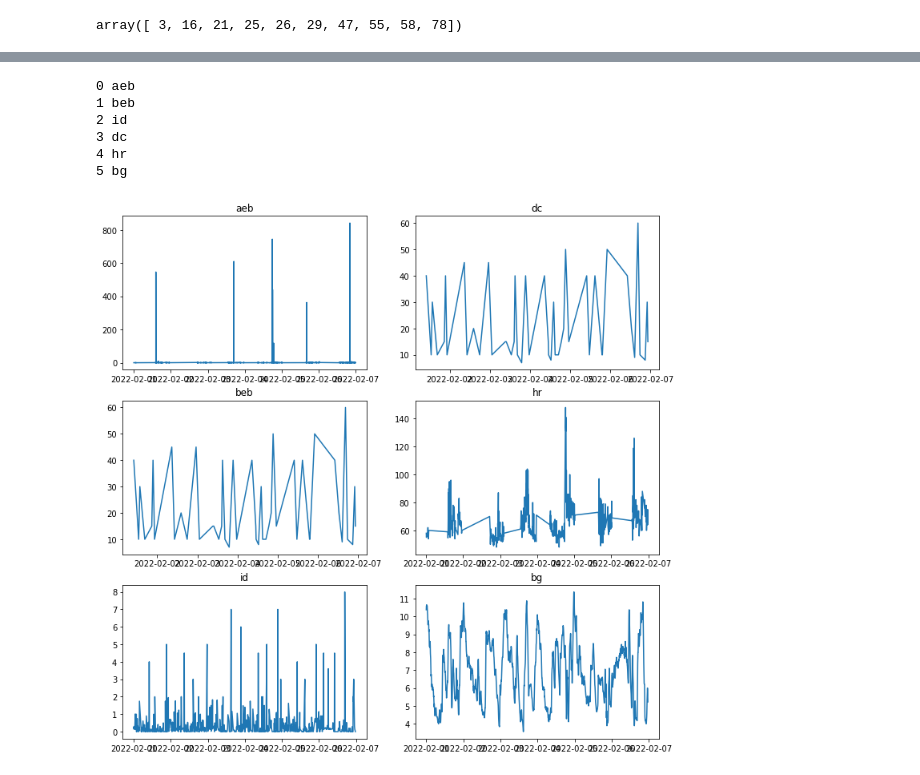
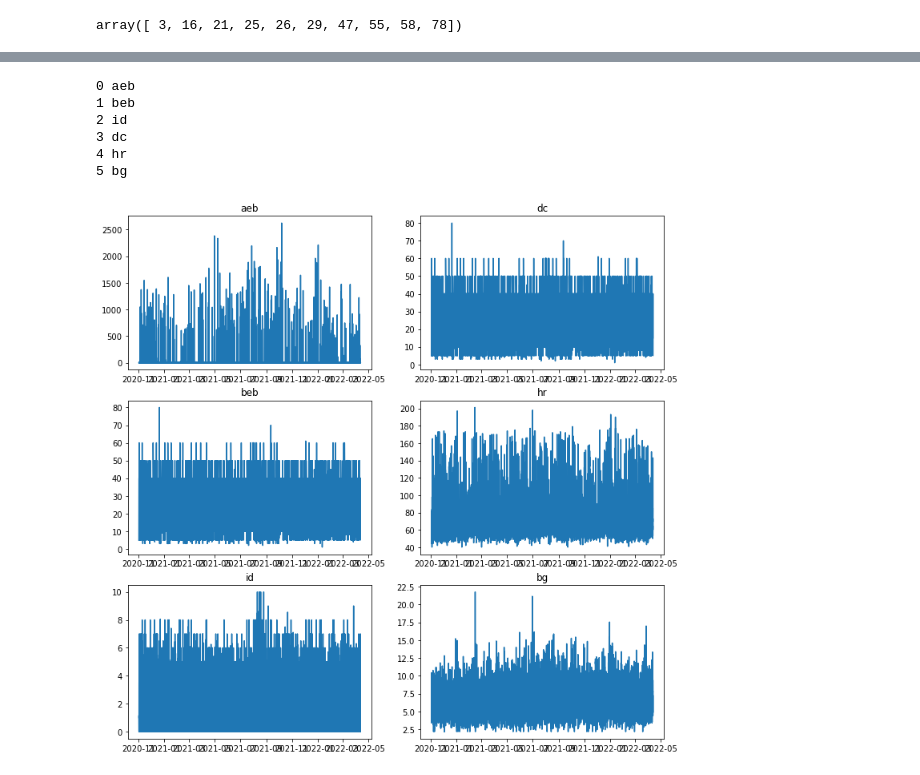
Before and after one commit to rickardbrannvall/valborg, a Jupyter notebook: data_preprocessing.ipynb, the cells around one changed output, grey strips where cells are left out. Cells and saved outputs as stored; diff of their text form; code cells hidden in the pictures.

```diff
--- a/data_preprocessing.ipynb
+++ b/data_preprocessing.ipynb
@@ -16,8 +16,18 @@ tbl.head(5)
 # %%
 df = tbl.copy()
 df["mydate"] = pd.to_datetime(df["startDate"])
-df = df[df["mydate"]>pd.to_datetime("2022-02-01")]
-df = df[df["mydate"]<pd.to_datetime("2022-02-07")]
+
+df = df[df["mydate"]>pd.to_datetime("2020-11-02")]
+label = "all"
+
+#label = "week"
+#df = df[df["mydate"]>pd.to_datetime("2022-02-01")]
+#df = df[df["mydate"]<pd.to_datetime("2022-02-07")]
+
+#label = "month"
+#df = df[df["mydate"]>pd.to_datetime("2022-02-01")]
+#df = df[df["mydate"]<pd.to_datetime("2022-03-01")]
+
 df = df.set_index("mydate")
 # %%
 df["bd_id"].unique()
@@ -57,10 +67,17 @@ fields = {
 bd_id = 78
 
 ds = {}
+t0 = []
+t1 = []
+
 for key in fields.keys():
     tmp = df[df["type"]==fields[key]]
     print(key, tmp.shape, tmp["bd_id"].unique())
     tmp = tmp[tmp["bd_id"]==bd_id]
     print("pick bd_id:", bd_id, tmp.shape, tmp["bd_id"].unique(), "\n")
     ds[key] = tmp.sort_index().copy()
+    t0.append(tmp.index[0])
+    t1.append(tmp.index[-1])
+
+t0, t1
 # %% [output]
@@ -90,20 +125,20 @@ def myfloat(x):
 # %%
 fig, axs = plt.subplots(3,2, figsize=(12,12))
 for i, key in enumerate(fields.keys()):
     print(i, key)
     tmp = ds[key]
-    axs[i%3,i//3].plot(tmp["value"].sort_index())
+    axs[i%3,i//3].plot(tmp["value"].apply(myfloat).sort_index())
     axs[i%3,i//3].set_title(key)
 
 plt.show()
 # %% [output]
 0 aeb
 1 beb
 2 id
 3 dc
 4 hr
 5 bg
-[figure, old version]
+[figure, new version]
 # %%
 #ti = pd.date_range(start="2018-01-01", end="2018-01-02", freq="H")
 #n = len(ti)
```
Also changed, not shown: parts of 14 cells of this notebook, 3 other files.
